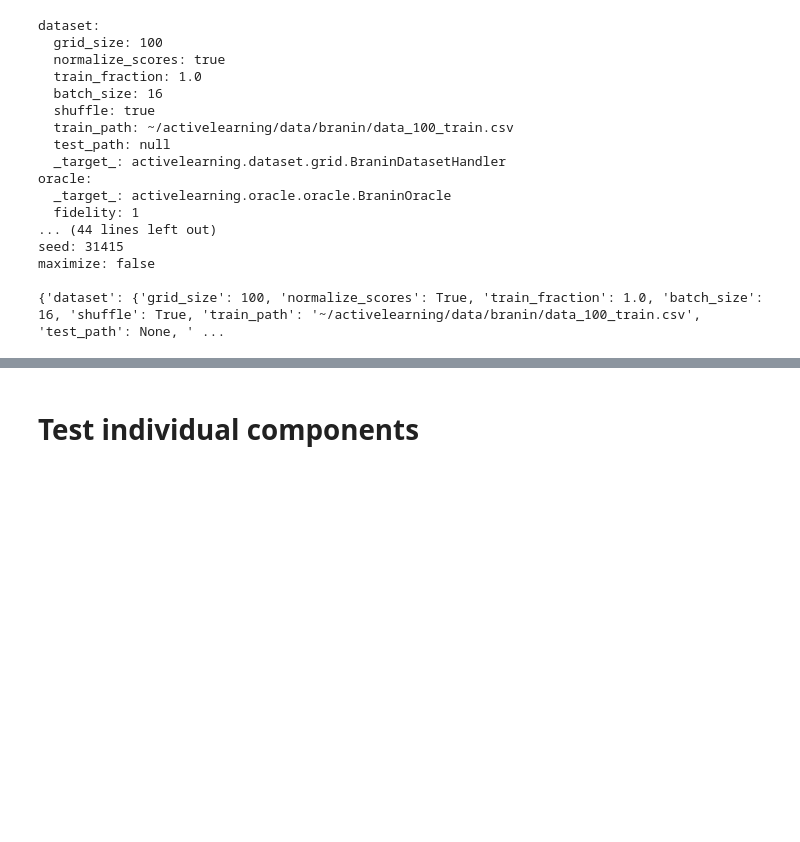
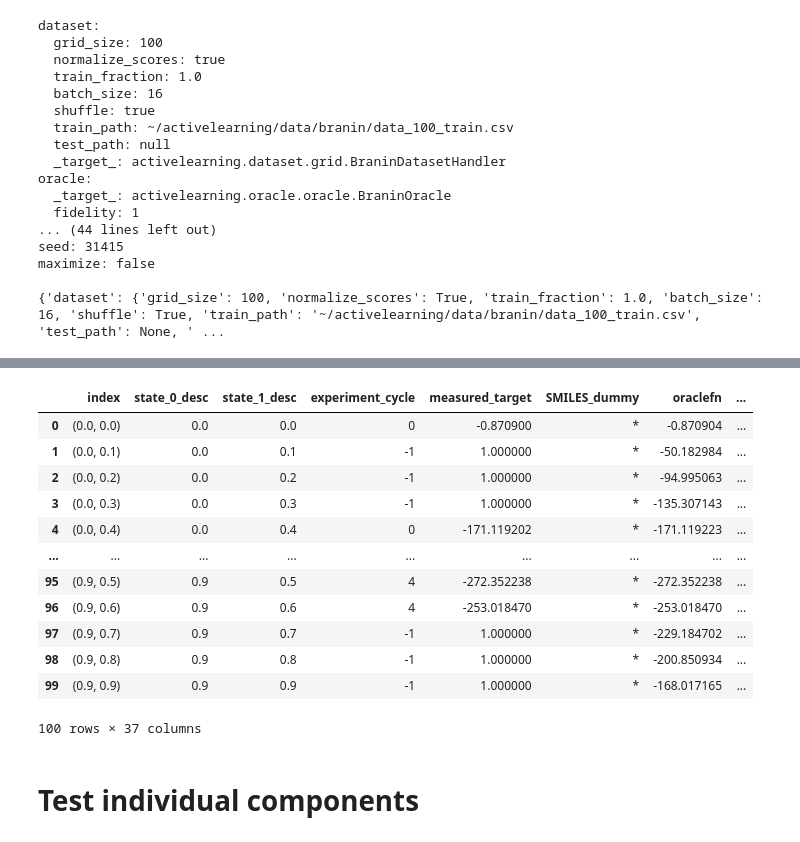
Before and after one commit to alexhernandezgarcia/activelearning, a Jupyter notebook: test_branin.ipynb, the cells around one changed output, grey strips where cells are left out. Drawn from its saved outputs; the diff is of its cells as text; code cells hidden in the pictures; blank space fills up the shorter version.

Commit message:
add cime4r export

```diff
--- a/test_branin.ipynb
+++ b/test_branin.ipynb
@@ -160,7 +160,7 @@ import torch
 # device = "cuda" if torch.cuda.is_available() else "cpu"
 device = config.device
 n_iterations = config.budget  # TODO: replace with budget
-grid_size = config.dataset.grid_size
+grid_size = 10 #config.dataset.grid_size
 n_samples = config.n_samples
 
 from gflownet.utils.common import set_float_precision
@@ -385,3 +428,19 @@ if plotter is not None:
+# %%
+plotter.cime4r_df
+# %% [output]
+|  | index | state_0_desc | state_1_desc | experiment_cycle | measured_target | SMILES_dummy | oraclefn | ... |
+| 0 | (0.0, 0.0) | 0.0 | 0.0 | 0 | -0.870900 | * | -0.870904 | ... |
+| 1 | (0.0, 0.1) | 0.0 | 0.1 | -1 | 1.000000 | * | -50.182984 | ... |
+| 2 | (0.0, 0.2) | 0.0 | 0.2 | -1 | 1.000000 | * | -94.995063 | ... |
+| 3 | (0.0, 0.3) | 0.0 | 0.3 | -1 | 1.000000 | * | -135.307143 | ... |
+| 4 | (0.0, 0.4) | 0.0 | 0.4 | 0 | -171.119202 | * | -171.119223 | ... |
+| ... | ... | ... | ... | ... | ... | ... | ... | ... |
+| 95 | (0.9, 0.5) | 0.9 | 0.5 | 4 | -272.352238 | * | -272.352238 | ... |
+| 96 | (0.9, 0.6) | 0.9 | 0.6 | 4 | -253.018470 | * | -253.018470 | ... |
+| 97 | (0.9, 0.7) | 0.9 | 0.7 | -1 | 1.000000 | * | -229.184702 | ... |
+| 98 | (0.9, 0.8) | 0.9 | 0.8 | -1 | 1.000000 | * | -200.850934 | ... |
+| 99 | (0.9, 0.9) | 0.9 | 0.9 | -1 | 1.000000 | * | -168.017165 | ... |
+100 rows × 37 columns
 # %% [markdown]
 # Test individual components
 # %%
```
Also changed, not shown: parts of 2 cells of this notebook, 6 other files.
